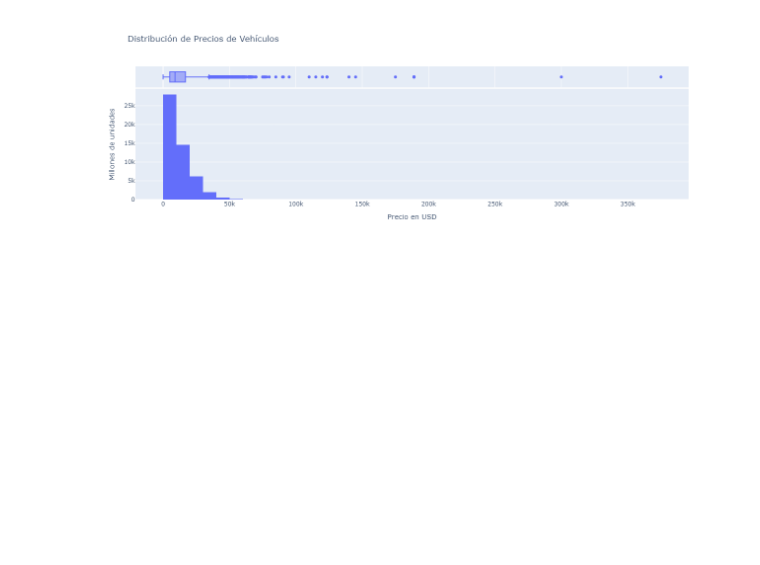
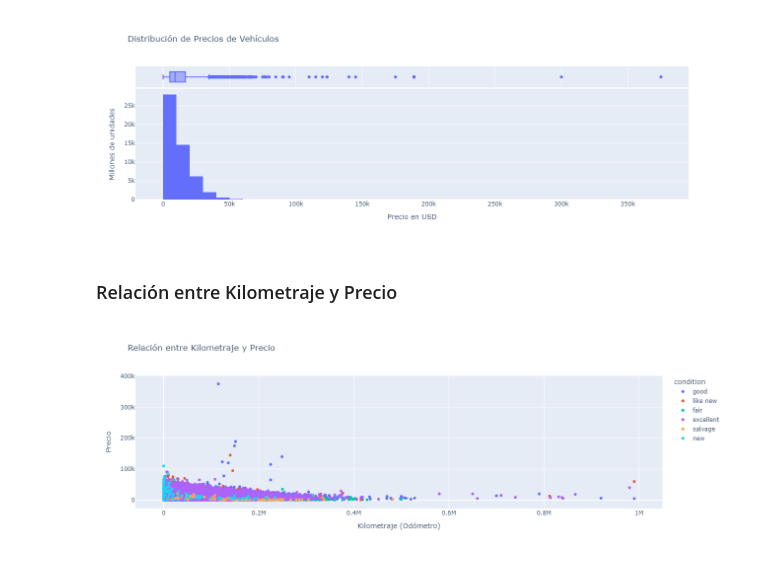
Before and after one commit to Claudio-Laz/sprint_7_project, a Jupyter notebook: notebooks/EDA.ipynb, the cells around one changed output. Saved outputs shown, nothing was run; the diff lists cells and outputs as text; code cells hidden in the pictures; blank space fills up the shorter version.

```diff
--- a/notebooks/EDA.ipynb
+++ b/notebooks/EDA.ipynb
@@ -47,3 +49,17 @@ fig_price_distribution.update_layout(xaxis_title = "Precio en USD" , yaxis_title
 Image("price_distribution.png") # Se muestra imagen del gráfico anterior para que en GitHub se visualice.
 # %% [output]
 [figure]
+# %% [markdown]
+### Relación entre Kilometraje y Precio
+# %%
+fig_odometer_price = px.scatter(df_vehicles,
+                                x = "odometer",
+                                y = "price",
+                                color = "condition",
+                                title = "Relación entre Kilometraje y Precio",
+                                labels = {"odometer": "Kilometraje (Odómetro)", "price": "Precio"})
+
+# fig_odometer_price.show()
+Image("odometer_price.png")
+# %% [output]
+[figure, added]
```
Also changed, not shown: parts of 8 cells of this notebook.
